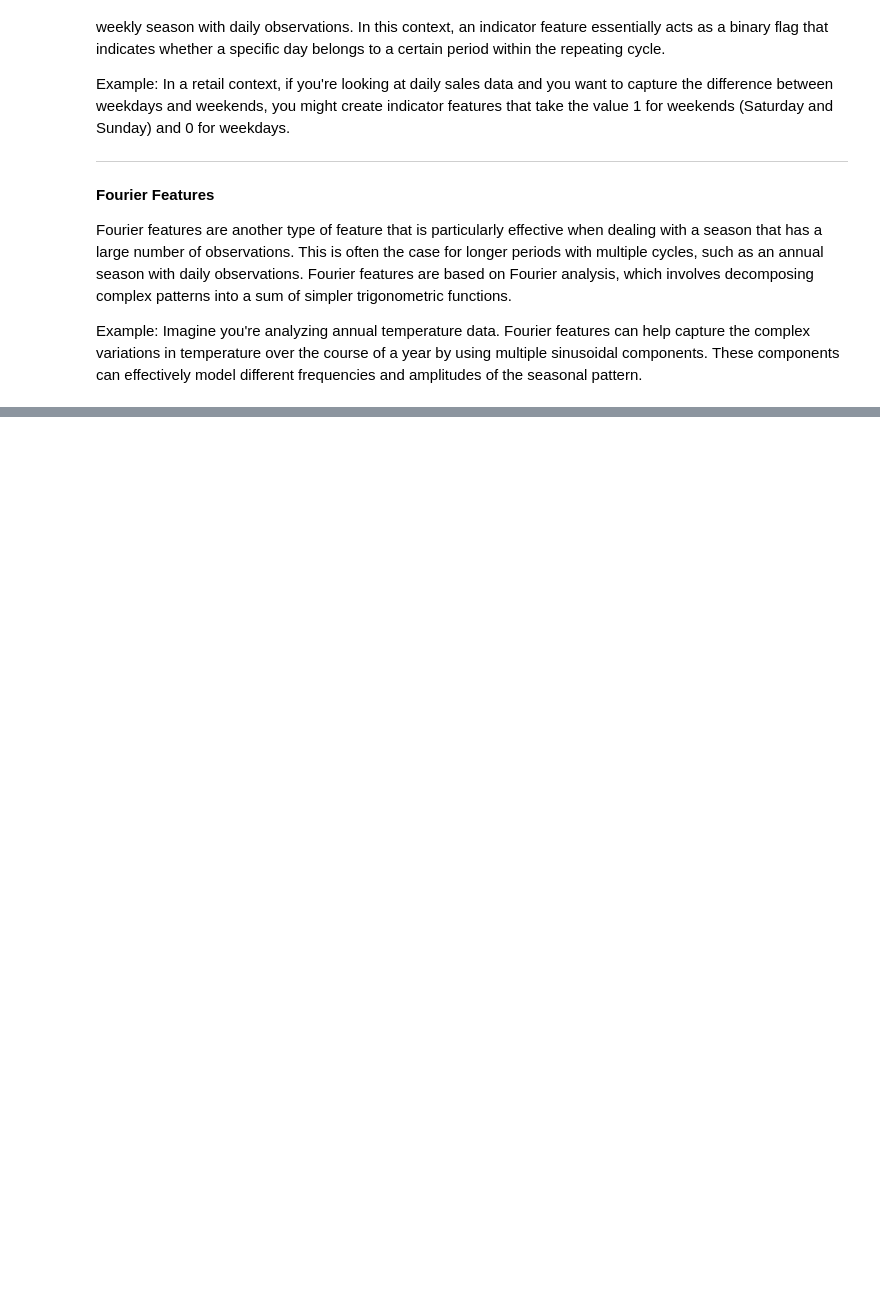
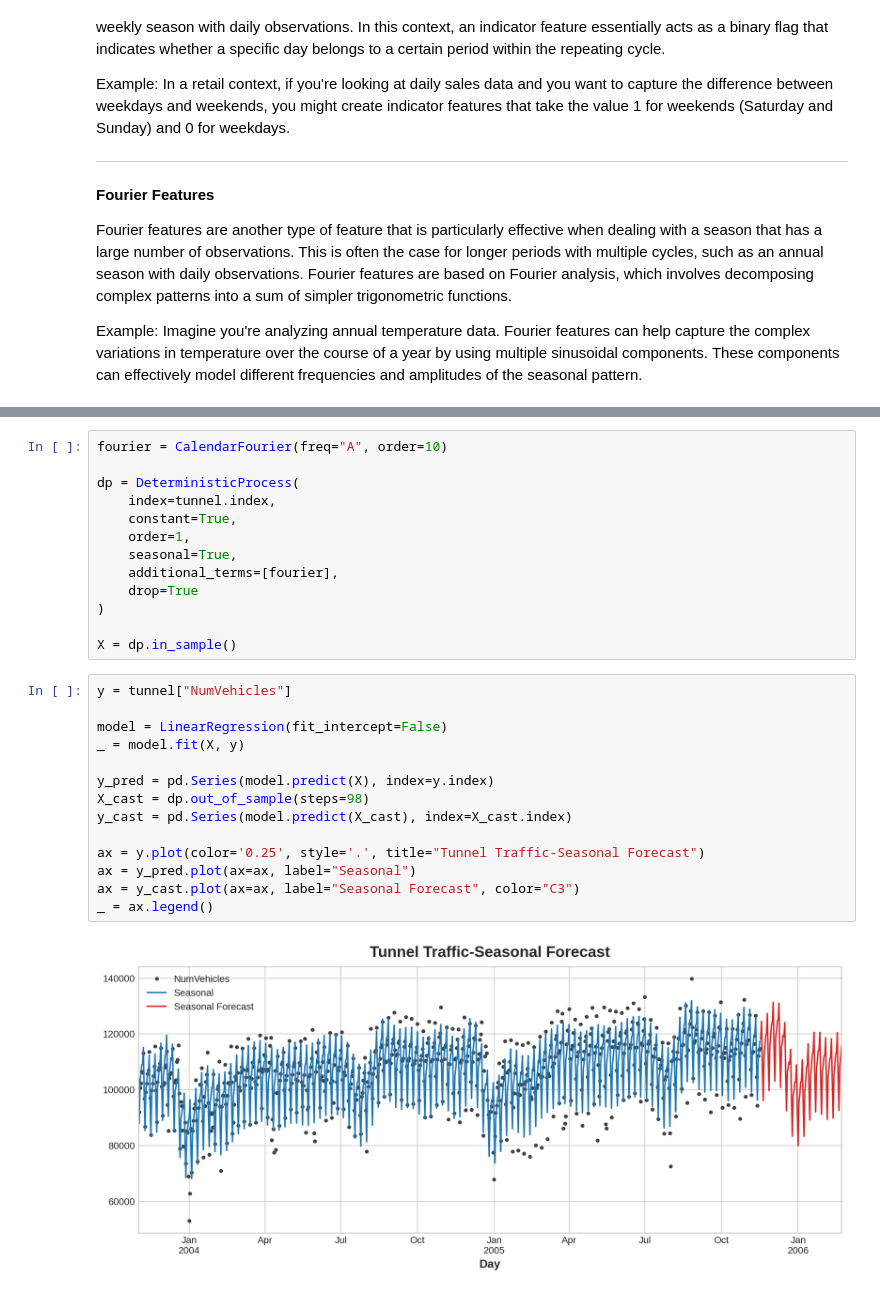
Before and after one commit to gani88/ForecastingTimeSeries, a Jupyter notebook: Forecasting_3_Seasonality.ipynb, the cells around one changed output, grey strips where cells are left out. Cells and saved outputs as stored; diff of their text form; blank space fills up the shorter version.

```diff
--- a/Forecasting_3_Seasonality.ipynb
+++ b/Forecasting_3_Seasonality.ipynb
@@ -59,0 +237,29 @@ Example: Imagine you're analyzing annual temperature data. Fourier features can
+# %%
+fourier = CalendarFourier(freq="A", order=10)
+
+dp = DeterministicProcess(
+    index=tunnel.index,
+    constant=True,
+    order=1,
+    seasonal=True,
+    additional_terms=[fourier],
+    drop=True
+)
+
+X = dp.in_sample()
+# %%
+y = tunnel["NumVehicles"]
+
+model = LinearRegression(fit_intercept=False)
+_ = model.fit(X, y)
+
+y_pred = pd.Series(model.predict(X), index=y.index)
+X_cast = dp.out_of_sample(steps=98)
+y_cast = pd.Series(model.predict(X_cast), index=X_cast.index)
+
+ax = y.plot(color='0.25', style='.', title="Tunnel Traffic-Seasonal Forecast")
+ax = y_pred.plot(ax=ax, label="Seasonal")
+ax = y_cast.plot(ax=ax, label="Seasonal Forecast", color="C3")
+_ = ax.legend()
+# %% [output]
+[figure, added]
```
Also changed, not shown: parts of 5 cells of this notebook.
